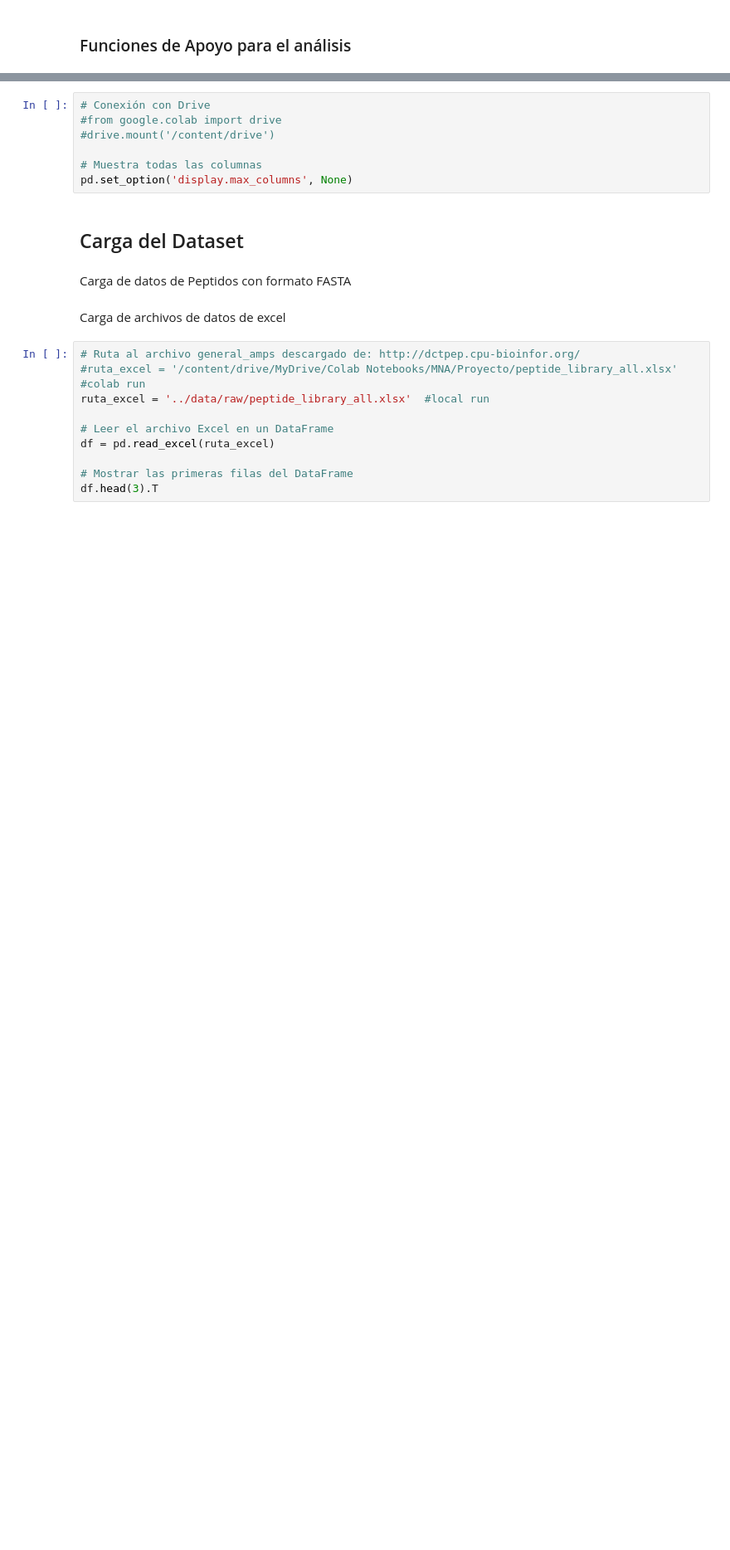
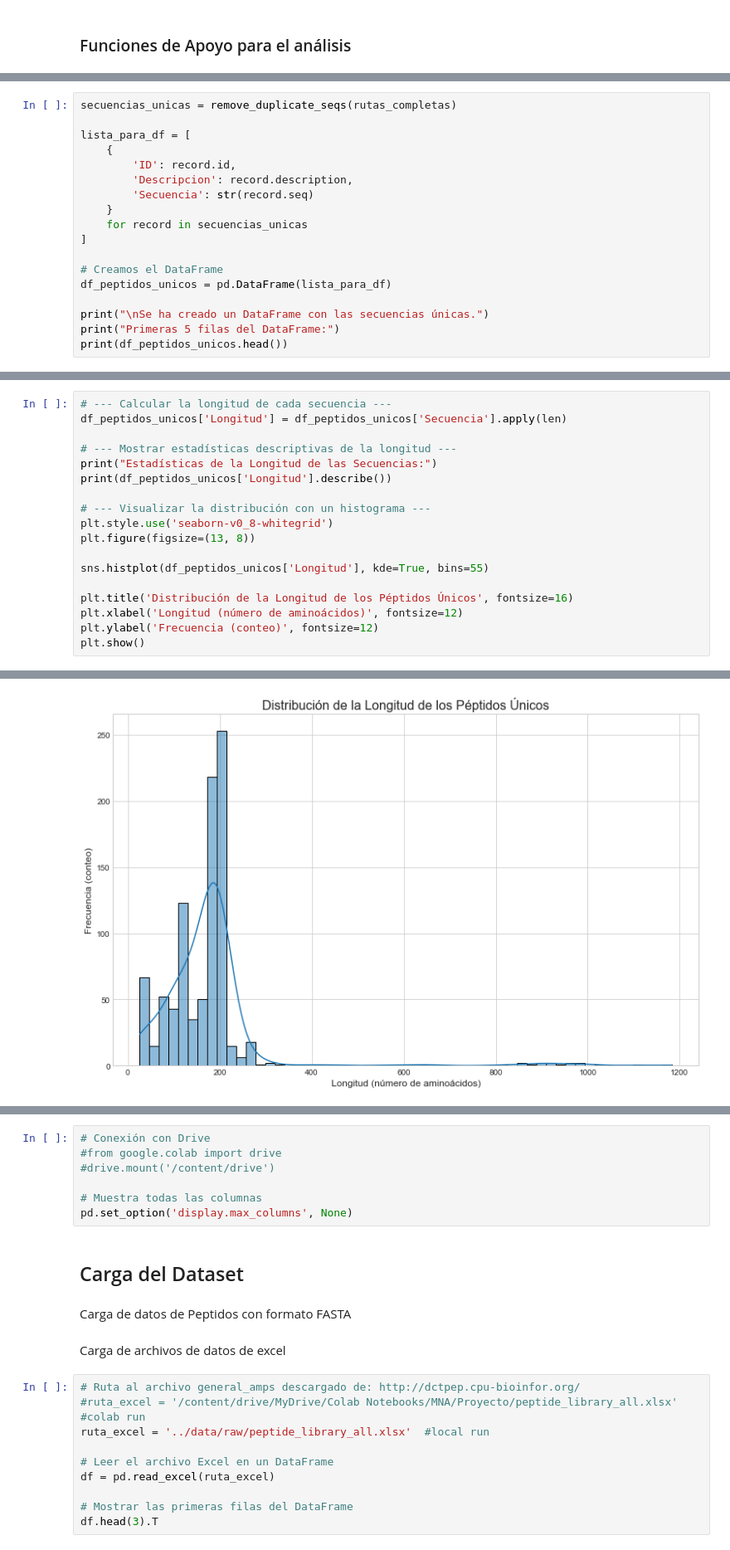
Before and after one commit to Julio21-ai/glp-1_drug_discovery, a Jupyter notebook: notebooks/Avance 1.ipynb, the cells around one changed output, grey strips where cells are left out. Shown at 83% size. Drawn from its saved outputs; the diff is of its cells as text; blank space fills up the shorter version.

```diff
--- a/notebooks/Avance 1.ipynb
+++ b/notebooks/Avance 1.ipynb
@@ -184,0 +300,18 @@ else:
+# %%
+secuencias_unicas = remove_duplicate_seqs(rutas_completas)
+
+lista_para_df = [
+    {
+        'ID': record.id,
+        'Descripcion': record.description,
+        'Secuencia': str(record.seq)
+    }
+    for record in secuencias_unicas
+]
+
+# Creamos el DataFrame
+df_peptidos_unicos = pd.DataFrame(lista_para_df)
+
+print("\nSe ha creado un DataFrame con las secuencias únicas.")
+print("Primeras 5 filas del DataFrame:")
+print(df_peptidos_unicos.head())
@@ -184,0 +360,19 @@ else:
+# %%
+# --- Calcular la longitud de cada secuencia ---
+df_peptidos_unicos['Longitud'] = df_peptidos_unicos['Secuencia'].apply(len)
+
+# --- Mostrar estadísticas descriptivas de la longitud ---
+print("Estadísticas de la Longitud de las Secuencias:")
+print(df_peptidos_unicos['Longitud'].describe())
+
+# --- Visualizar la distribución con un histograma ---
+plt.style.use('seaborn-v0_8-whitegrid')
+plt.figure(figsize=(13, 8))
+
+sns.histplot(df_peptidos_unicos['Longitud'], kde=True, bins=55)
+
+plt.title('Distribución de la Longitud de los Péptidos Únicos', fontsize=16)
+plt.xlabel('Longitud (número de aminoácidos)', fontsize=12)
+plt.ylabel('Frecuencia (conteo)', fontsize=12)
+plt.show()
+# %% [output]
@@ -184,0 +389 @@ else:
+[figure, added]
```
Also changed, not shown: parts of 20 cells of this notebook, 3 other files.
